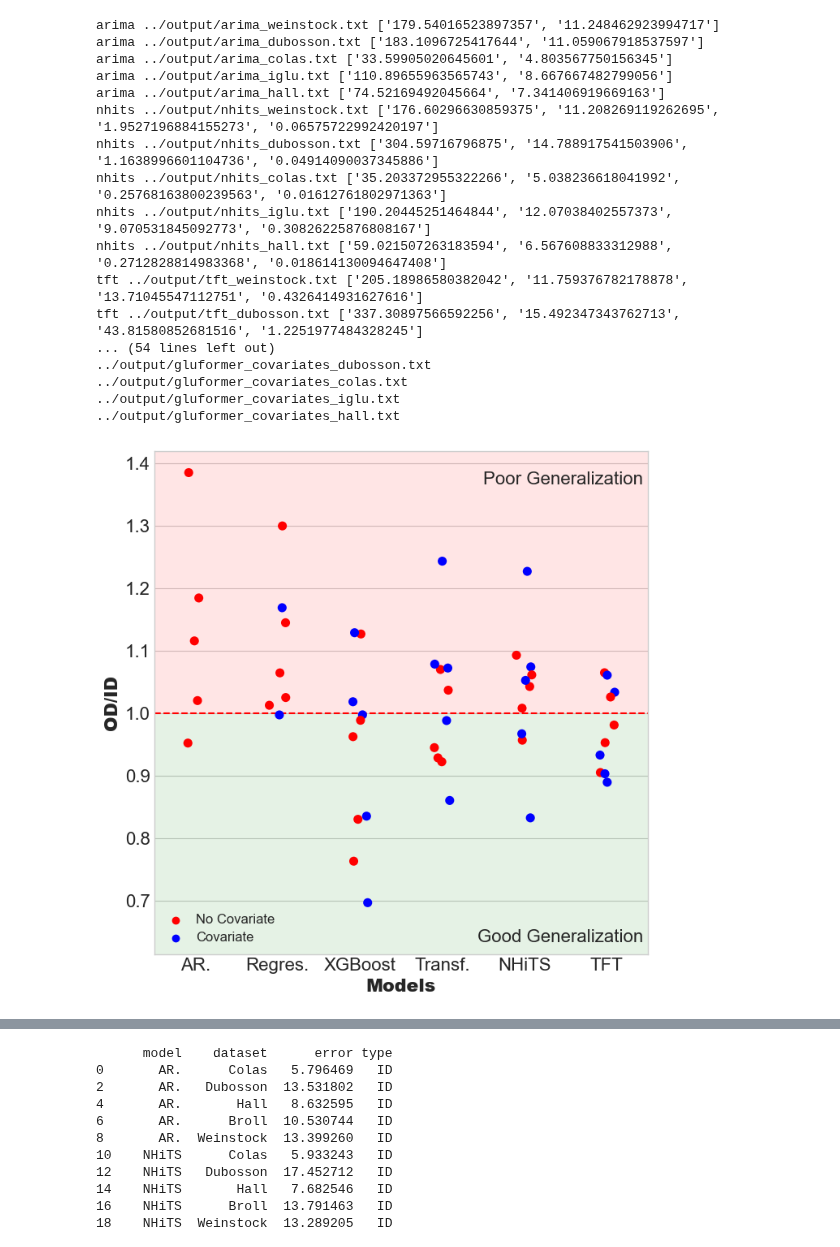
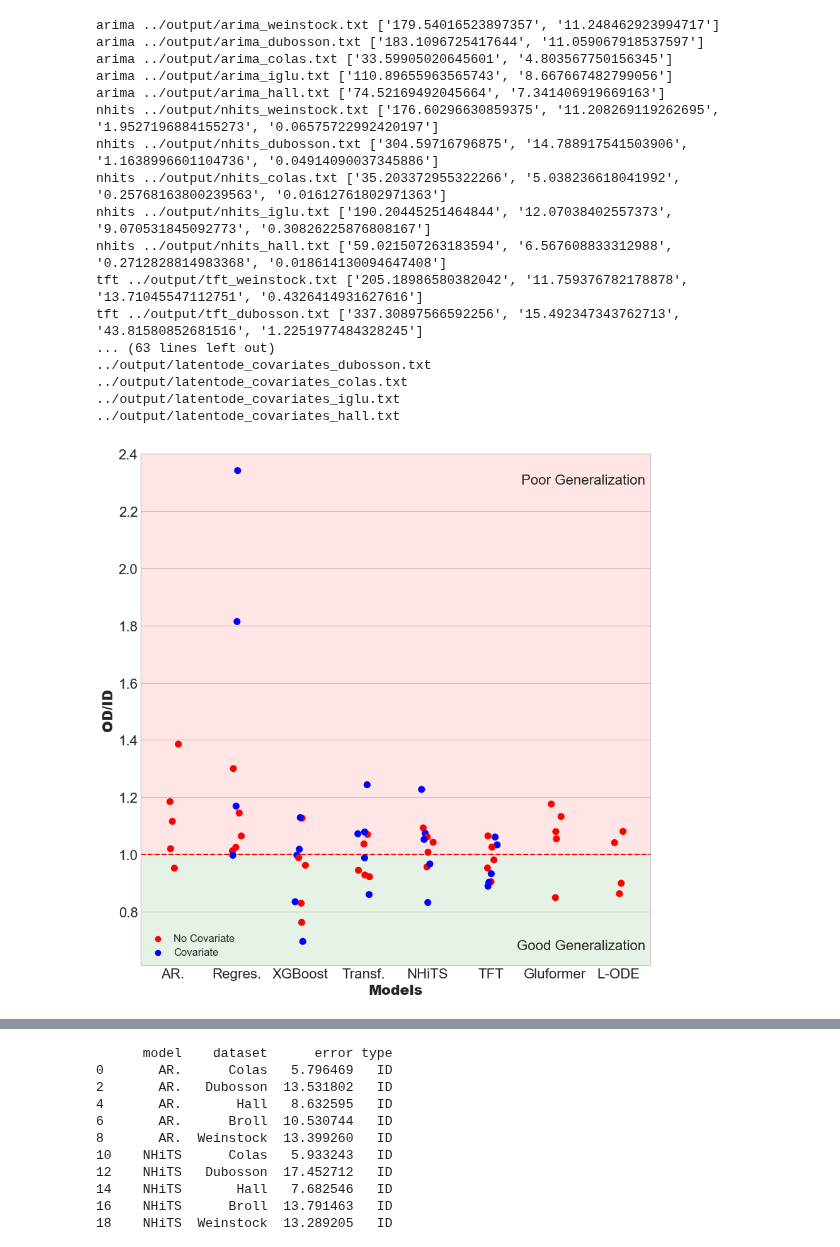
Before and after one commit to IrinaStatsLab/GlucoBench, a Jupyter notebook: presentation/njf-plots.ipynb, the cells around one changed output, grey strips where cells are left out. Saved outputs shown, nothing was run; the diff lists cells and outputs as text; code cells hidden in the pictures.

```diff
--- a/presentation/njf-plots.ipynb
+++ b/presentation/njf-plots.ipynb
@@ -72,7 +72,7 @@ def get_tables(is_covariates, models, datasets, time_steps):
 
     return df_rmse, df_mae, df_likelihood, df_calibration, error_bars
 
-models = ['arima', 'nhits', 'tft', 'linreg', 'xgboost', 'transformer', 'gluformer']
+models = ['arima', 'nhits', 'tft', 'linreg', 'xgboost', 'transformer', 'gluformer', "latentode"]
 datasets = ['weinstock', 'dubosson', 'colas', 'iglu', 'hall']
 time_steps = 12
 
@@ -93,11 +93,11 @@ nhits ../output/nhits_iglu.txt ['190.20445251464844', '12.07038402557373', '9.07
 nhits ../output/nhits_hall.txt ['59.021507263183594', '6.567608833312988', '0.2712828814983368', '0.018614130094647408']
 tft ../output/tft_weinstock.txt ['205.18986580382042', '11.759376782178878', '13.71045547112751', '0.4326414931627616']
 tft ../output/tft_dubosson.txt ['337.30897566592256', '15.492347343762713', '43.81580852681516', '1.2251977484328245']
-... (54 lines left out)
-../output/gluformer_covariates_dubosson.txt
-../output/gluformer_covariates_colas.txt
-../output/gluformer_covariates_iglu.txt
-../output/gluformer_covariates_hall.txt
+... (63 lines left out)
+../output/latentode_covariates_dubosson.txt
+../output/latentode_covariates_colas.txt
+../output/latentode_covariates_iglu.txt
+../output/latentode_covariates_hall.txt
 # %%
 def rename_data(df):
     df = df.replace({
@@ -107,8 +107,8 @@ def rename_data(df):
         'linreg': 'Regres.',
         'xgboost': 'XGBoost',
         'transformer': 'Transf.',
-        'gluformer': 'Gluf', # TODO: update
-        'latentode': 'Latent ODE', # TODO: update
+        'gluformer': 'Gluformer', # TODO: update
+        'latentode': 'L-ODE', # TODO: update
         'colas': 'Colas',
         'dubosson': 'Dubosson',
         'hall': 'Hall',
@@ -140,39 +140,41 @@ for model in models:
 df = ratios.dropna()
 df = df[df[1] < 10]
 df = rename_data(df)
+df
 
-fig, ax = plt.subplots(figsize=(7,7))
+fig, ax = plt.subplots(figsize=(9,9))
 sns.stripplot(
     df,
     x=df[0],
     y=1,
-    order=["AR.","Regres.","XGBoost","Transf.","NHiTS","TFT"], # TODO: update w/ gluformer & latent ode
+    order=["AR.","Regres.","XGBoost","Transf.","NHiTS","TFT", "Gluformer", "L-ODE"], # TODO: update w/ gluformer & latent ode
     hue=2,
     size=8,
     palette=["r", "b"],
     ax=ax
 )
 
 ax.axhline(1, color="red", linestyle="--")
 ax.set_ylabel("OD/ID", weight=900)
 ax.set_xlabel("Models", weight=900)
-ax.set_ylim(bottom=None, top=1.42)
-ax.axhspan(1, 1.5, facecolor="red", alpha=0.1)
+ax.set_ylim(bottom=None, top=2.4)
+ax.axhspan(1, 2.5, facecolor="red", alpha=0.1)
 ax.axhspan(0, 1, facecolor="green", alpha=0.1)
 # put text in corners with font size 22
 ax.text(0.99, 0.96, "Poor Generalization", ha='right', va='top', transform=ax.transAxes, fontsize=16)
 ax.text(0.99, 0.05, "Good Generalization", ha='right', va='top', transform=ax.transAxes, fontsize=16)
 ax.legend(loc="lower left")
+
 # increase font size of all text
 for item in ([ax.xaxis.label, ax.yaxis.label] +
                 ax.get_xticklabels() + ax.get_yticklabels()):
         item.set_fontsize(16)
 for item in ax.get_legend().get_texts():
         item.set_fontsize(12)
 plt.tight_layout()
 plt.savefig("./plots/njf/generalization_by_diabetic.pdf")
 # %% [output]
-[figure, old version]
+[figure, new version]
 # %%
 def prepare_data(df):
     df = df.stack().reset_index()
```
Also changed, not shown: parts of 1 cell of this notebook, 1 other file.
